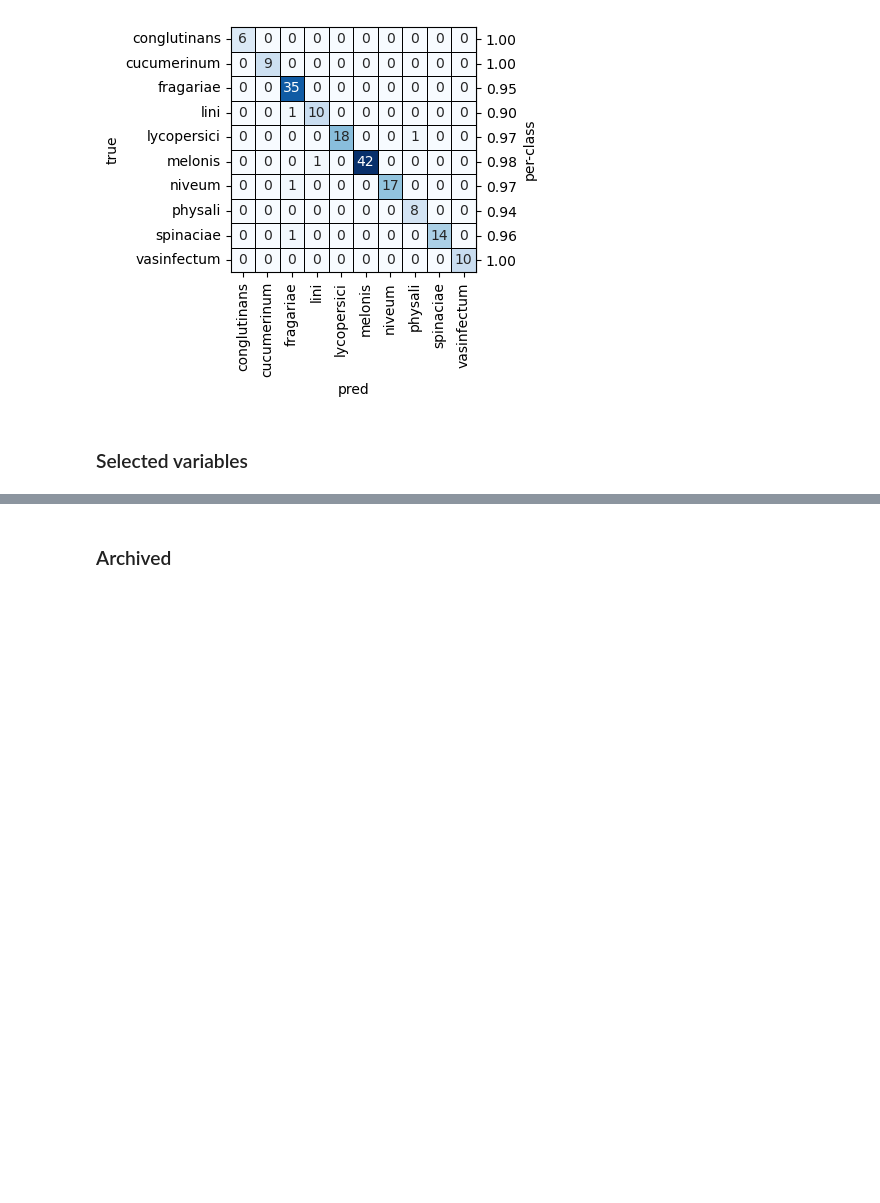
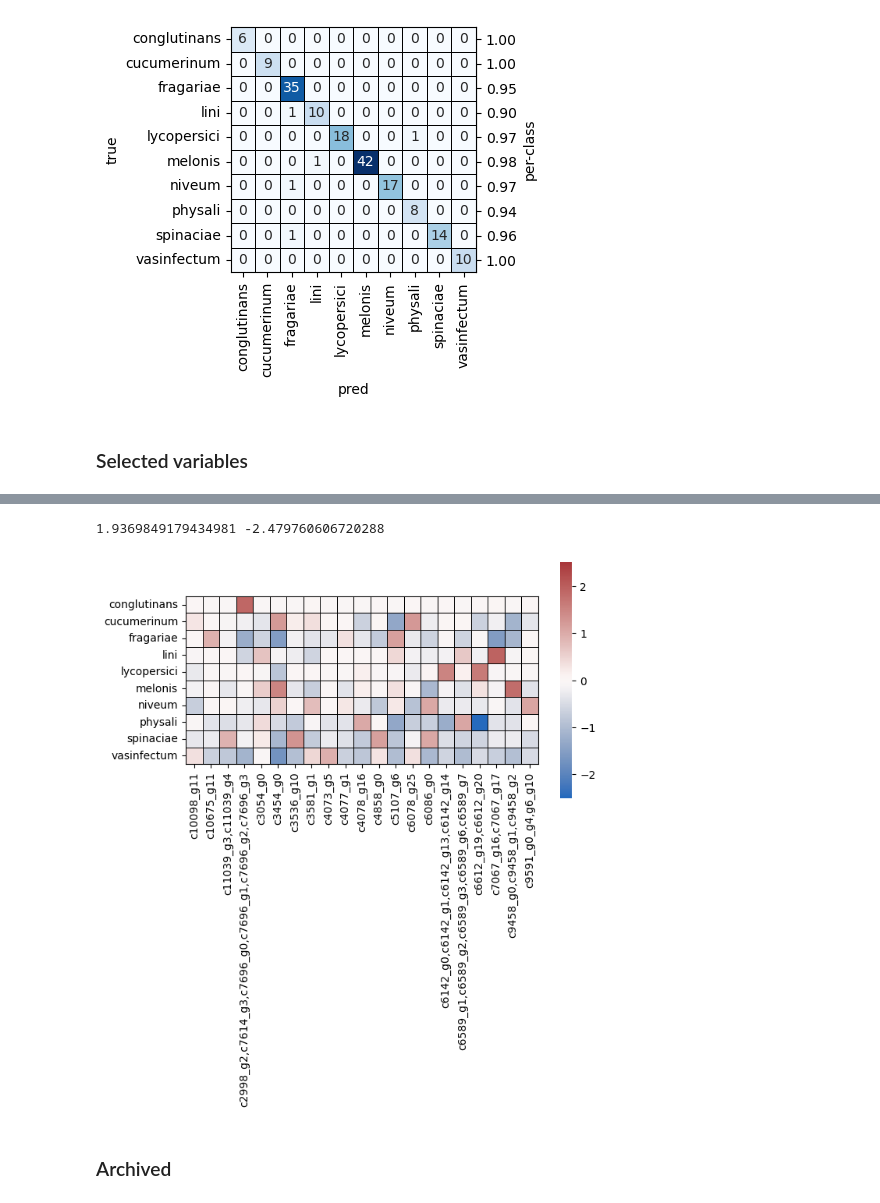
Before and after one commit to aapashkov/pancluster, a Jupyter notebook: scripts/notebook.ipynb, the cells around one changed output, grey strips where cells are left out. Cells and saved outputs as stored; diff of their text form; code cells hidden in the pictures; blank space fills up the shorter version.

Commit message:
feat: add pancluster svm coef heatmap

```diff
--- a/scripts/notebook.ipynb
+++ b/scripts/notebook.ipynb
@@ -684,0 +689,2 @@ vars:   ('g1016', 'g1165', 'g2588', 'g2818,g3149', 'g6850', 'g9839', 'g11518', '
+# %%
+clu = clu[['c10098_g11', 'c10675_g11', 'c11039_g3,c11039_g4', 'c2998_g2,c7614_g3,c7696_g0,c7696_g1,c7696_g2,c7696_g3', 'c3054_g0', 'c3454_g0', 'c3536_g10', 'c3581_g1', 'c4073_g5', 'c4077_g1', 'c4078_g16', 'c4858_g0', 'c5107_g6', 'c6078_g25', 'c6086_g0', 'c6142_g0,c6142_g1,c6142_g13,c6142_g14', 'c6589_g1,c6589_g2,c6589_g3,c6589_g6,c6589_g7', 'c6612_g19,c6612_g20', 'c7067_g16,c7067_g17', 'c9458_g0,c9458_g1,c9458_g2', 'c9591_g0,c9591_g1,c9591_g10,c9591_g2,c9591_g3,c9591_g4,c9591_g6,c9591_g7,c9591_g8,c9591_g9']]
@@ -684,0 +706,5 @@ vars:   ('g1016', 'g1165', 'g2588', 'g2818,g3149', 'g6850', 'g9839', 'g11518', '
+# %%
+model = LinearSVC(class_weight="balanced", random_state=0, max_iter=5000)
+score, pred = evaluate_model(model, clu, target, n_jobs=12, verbose=True)
+print(score)
+fig, ax = plot_confusion_matrix(target, pred)
@@ -684,0 +715,4 @@ vars:   ('g1016', 'g1165', 'g2588', 'g2818,g3149', 'g6850', 'g9839', 'g11518', '
+# %%
+clu = clu.rename(columns={
+    "c9591_g0,c9591_g1,c9591_g10,c9591_g2,c9591_g3,c9591_g4,c9591_g6,c9591_g7,c9591_g8,c9591_g9": "c9591_g0_g4,g6_g10"
+})
@@ -685,3 +731,28 @@ vars:   ('g1016', 'g1165', 'g2588', 'g2818,g3149', 'g6850', 'g9839', 'g11518', '
+# %%
+fig, ax = plt.subplots(figsize=(7, 7), layout="tight")
+model = model.fit(clu, target)
+df = pd.DataFrame(
+    model.fit(clu, target).coef_,
+    index=model.classes_,
+    columns=clu.columns
+)
+print(np.max(df.values), np.min(df.values))
+sns.heatmap(
+    df,
+    square=True,
+    cmap="vlag",
+    linecolor="black",
+    linewidths=0.6,
+    ax=ax,
+    vmin=-2.5,
+    vmax=2.5
+)
+for spine in ax.spines.values():
+    spine.set_visible(True)
+fig.savefig("results/pancluster_coef.pdf", transparent=True)
+# %% [output]
+1.9369849179434981 -2.479760606720288
+[figure, added]
 # %% [markdown]
 ### Archived
 # %% [markdown]
```
Also changed, not shown: parts of 11 cells of this notebook, 1 other file.
